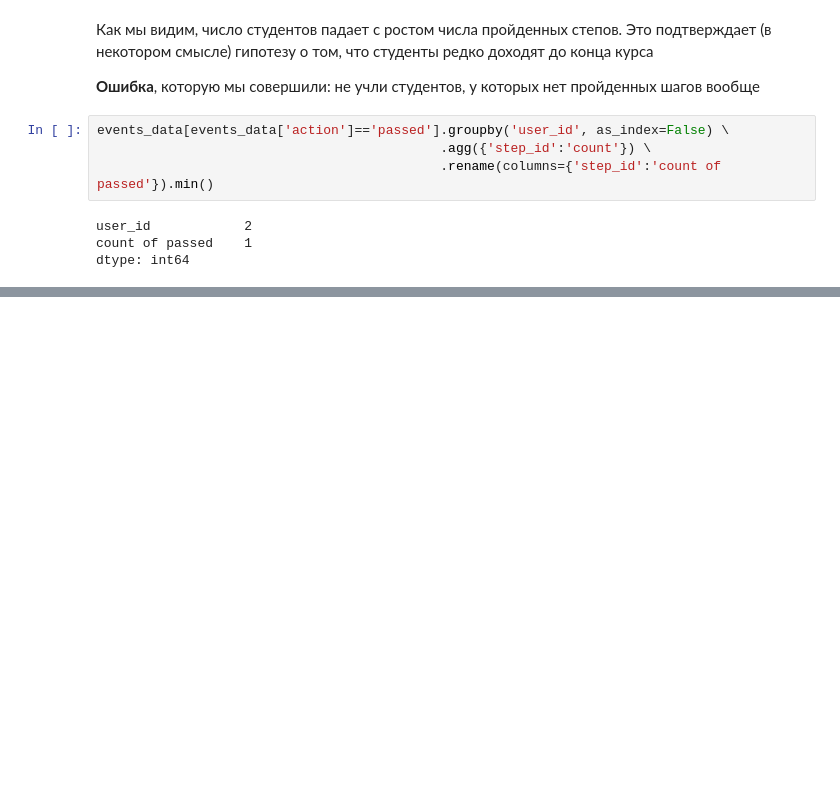
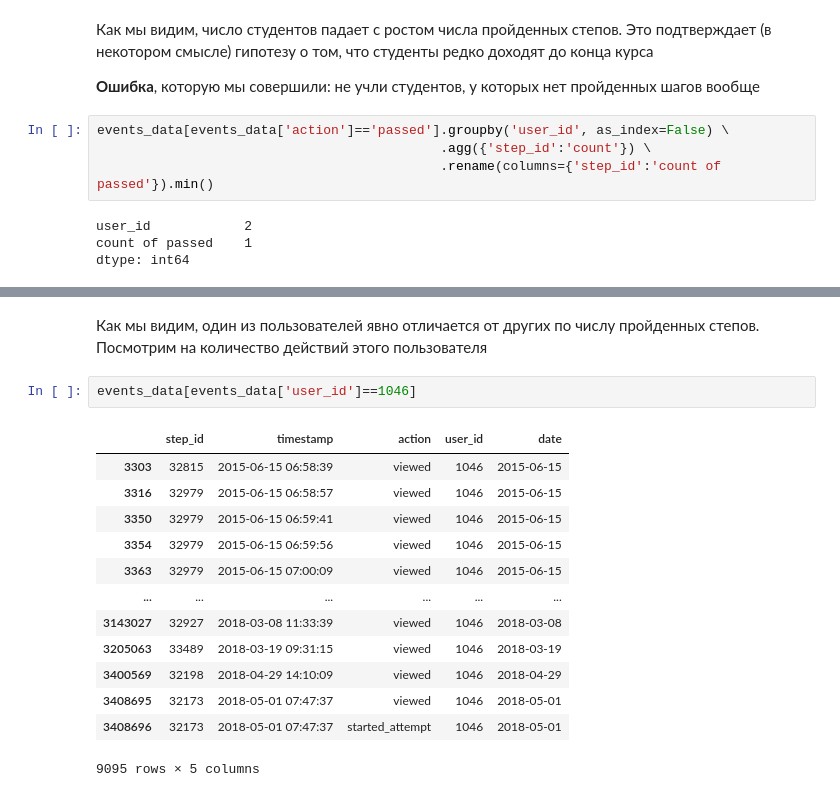
Before and after one commit to AnatolyAdamovich/learning, a Jupyter notebook: courses/Introduction in DS [A. Karpov]/ML contest/project.ipynb, the cells around one changed output, grey strips where cells are left out. Saved outputs shown, nothing was run; the diff lists cells and outputs as text; blank space fills up the shorter version.

```diff
--- a/courses/Introduction in DS [A. Karpov]/ML contest/project.ipynb
+++ b/courses/Introduction in DS [A. Karpov]/ML contest/project.ipynb
@@ -180,0 +450,18 @@ Text(0, 0.5, 'количество студентов')
+# %% [markdown]
+Как мы видим, один из пользователей явно отличается от других по числу пройденных степов. Посмотрим на количество действий этого пользователя
+# %%
+events_data[events_data['user_id']==1046]
+# %% [output]
+|  | step_id | timestamp | action | user_id | date |
+| 3303 | 32815 | 2015-06-15 06:58:39 | viewed | 1046 | 2015-06-15 |
+| 3316 | 32979 | 2015-06-15 06:58:57 | viewed | 1046 | 2015-06-15 |
+| 3350 | 32979 | 2015-06-15 06:59:41 | viewed | 1046 | 2015-06-15 |
+| 3354 | 32979 | 2015-06-15 06:59:56 | viewed | 1046 | 2015-06-15 |
+| 3363 | 32979 | 2015-06-15 07:00:09 | viewed | 1046 | 2015-06-15 |
+| ... | ... | ... | ... | ... | ... |
+| 3143027 | 32927 | 2018-03-08 11:33:39 | viewed | 1046 | 2018-03-08 |
+| 3205063 | 33489 | 2018-03-19 09:31:15 | viewed | 1046 | 2018-03-19 |
+| 3400569 | 32198 | 2018-04-29 14:10:09 | viewed | 1046 | 2018-04-29 |
+| 3408695 | 32173 | 2018-05-01 07:47:37 | viewed | 1046 | 2018-05-01 |
+| 3408696 | 32173 | 2018-05-01 07:47:37 | started_attempt | 1046 | 2018-05-01 |
+9095 rows × 5 columns
```
Also changed, not shown: parts of 43 cells of this notebook.
